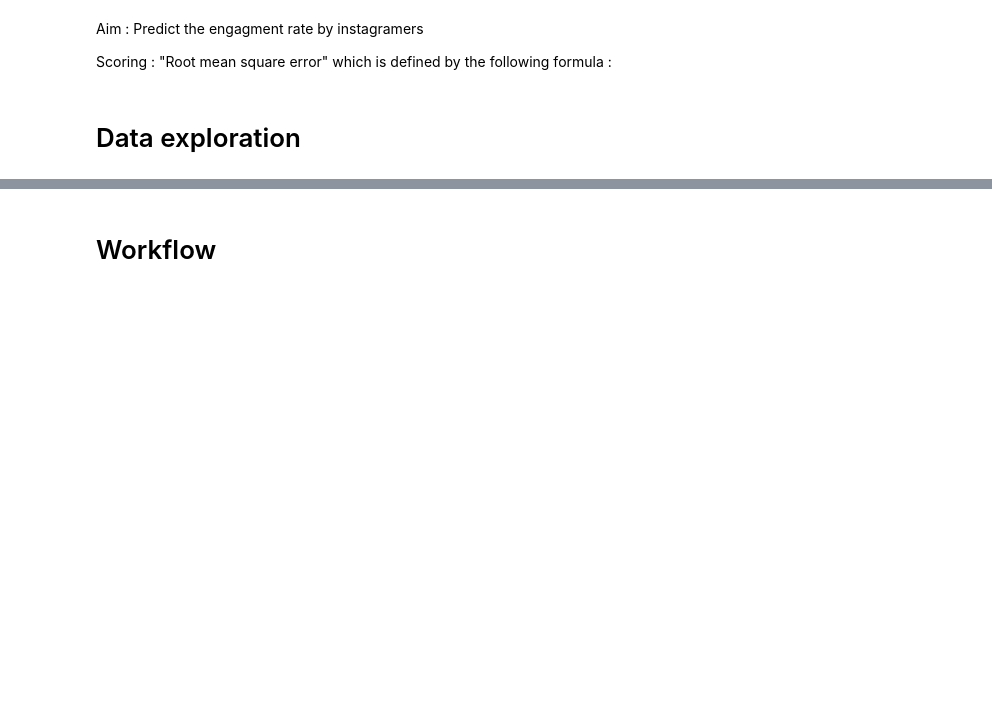
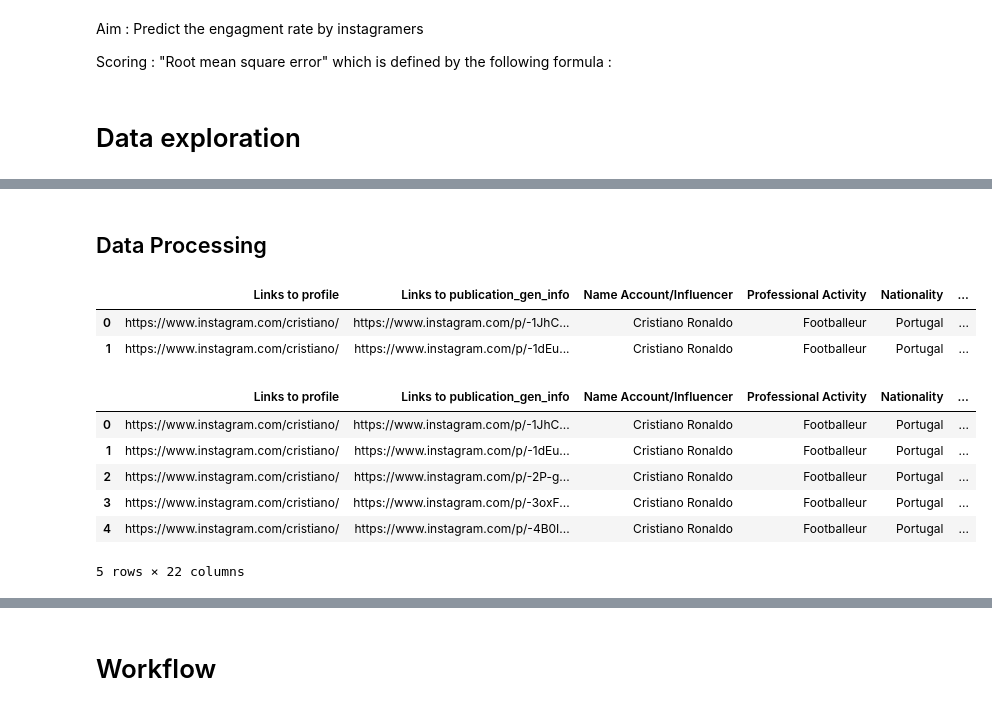
Before and after one commit to BadrAlpha07/Data-Camp-Project, a Jupyter notebook: Starting_kit_engagement_rate.ipynb, the cells around one changed output, grey strips where cells are left out. Drawn from its saved outputs; the diff is of its cells as text; code cells hidden in the pictures; blank space fills up the shorter version.

```diff
--- a/Starting_kit_engagement_rate.ipynb
+++ b/Starting_kit_engagement_rate.ipynb
@@ -185,0 +98,8 @@ No handles with labels found to put in legend.
+# %% [markdown]
+## Data Processing
+# %%
+df.head(2)
+# %% [output]
+|  | Links to profile | Links to publication_gen_info | Name Account/Influencer | Professional Activity | Nationality | ... |
+| 0 | https://www.instagram.com/cristiano/ | https://www.instagram.com/p/-1JhC... | Cristiano Ronaldo | Footballeur | Portugal | ... |
+| 1 | https://www.instagram.com/cristiano/ | https://www.instagram.com/p/-1dEu... | Cristiano Ronaldo | Footballeur | Portugal | ... |
@@ -186 +114,28 @@ No handles with labels found to put in legend.
+# %%
+# df['Posting date'] = df['Posting date'].apply(lambda x : x.replace(':','-'))
+# df['Posting date'] = df['Posting date'].apply(lambda x : x.replace('T','-'))
+# df['Posting date'] = df['Posting date'].apply(lambda x : x.split('-'))
+
+# import dateutil.parser
+# df['Posting date'] = df["Posting date"].apply(dateutil.parser.isoparse()) # RFC 3339 format
+
+df['Posting date'] = pd.to_datetime(df["Posting date"])
+
+df['year of posting'] = df['Posting date'].dt.year
+df['month of posting'] = df['Posting date'].dt.month
+df['day of posting'] = df['Posting date'].dt.day
+df['hour of posting'] = df['Posting date'].dt.hour
+df['Day of the week of Posting'] = df['Posting date'].dt.day_name()
+
+df = df.drop(columns = ['Posting date'])
+# %%
+df.head(5)
+# %% [output]
+|  | Links to profile | Links to publication_gen_info | Name Account/Influencer | Professional Activity | Nationality | ... |
+| 0 | https://www.instagram.com/cristiano/ | https://www.instagram.com/p/-1JhC... | Cristiano Ronaldo | Footballeur | Portugal | ... |
+| 1 | https://www.instagram.com/cristiano/ | https://www.instagram.com/p/-1dEu... | Cristiano Ronaldo | Footballeur | Portugal | ... |
+| 2 | https://www.instagram.com/cristiano/ | https://www.instagram.com/p/-2P-g... | Cristiano Ronaldo | Footballeur | Portugal | ... |
+| 3 | https://www.instagram.com/cristiano/ | https://www.instagram.com/p/-3oxF... | Cristiano Ronaldo | Footballeur | Portugal | ... |
+| 4 | https://www.instagram.com/cristiano/ | https://www.instagram.com/p/-4B0I... | Cristiano Ronaldo | Footballeur | Portugal | ... |
+5 rows × 22 columns
 # %%
```
Also changed, not shown: parts of 28 cells of this notebook.
